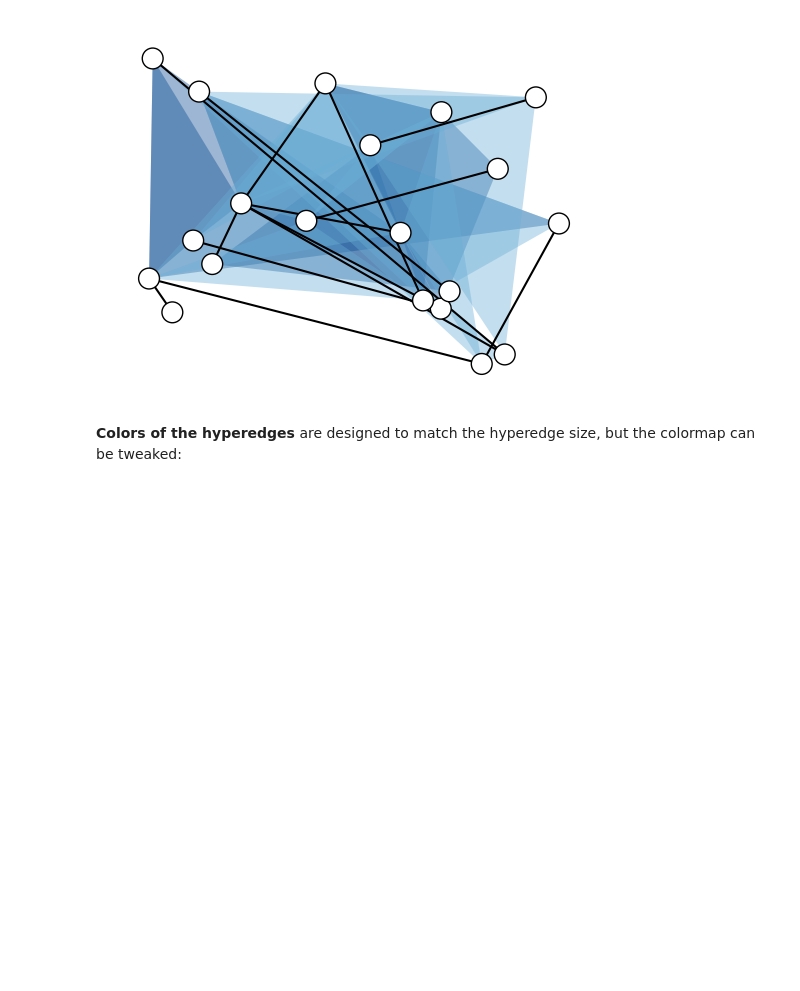
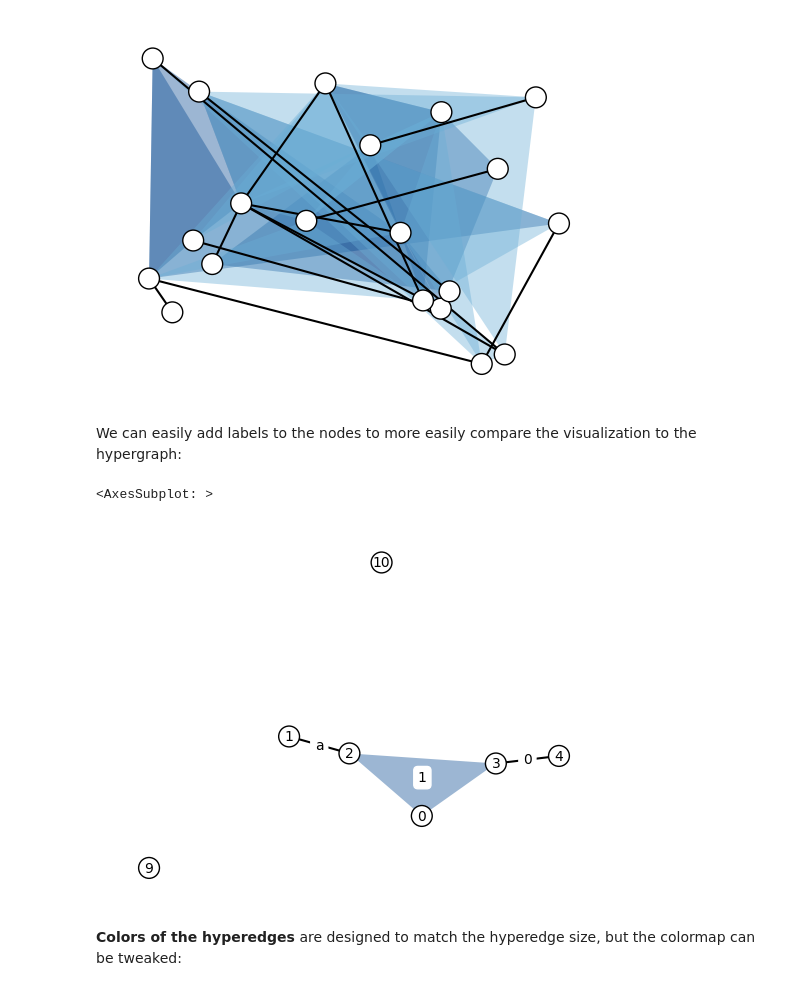
Before and after one commit to xgi-org/xgi, a Jupyter notebook: tutorials/quickstart.ipynb, the cells around one changed output. Saved outputs shown, nothing was run; the diff lists cells and outputs as text; code cells hidden in the pictures; blank space fills up the shorter version.

```diff
--- a/tutorials/quickstart.ipynb
+++ b/tutorials/quickstart.ipynb
@@ -222,6 +212,13 @@ xgi.draw(H_viz, pos1)
 # %% [output]
 <AxesSubplot: >
 [figure]
+# %% [markdown]
+We can easily add labels to the nodes to more easily compare the visualization to the hypergraph:
+# %%
+xgi.draw(H_build, node_labels=True, hyperedge_labels=True)
+# %% [output]
+<AxesSubplot: >
+[figure, added]
 # %% [markdown]
 **Colors of the hyperedges** are designed to match the hyperedge size, but the colormap can be tweaked:
 # %%
```
Also changed, not shown: parts of 11 cells of this notebook.
